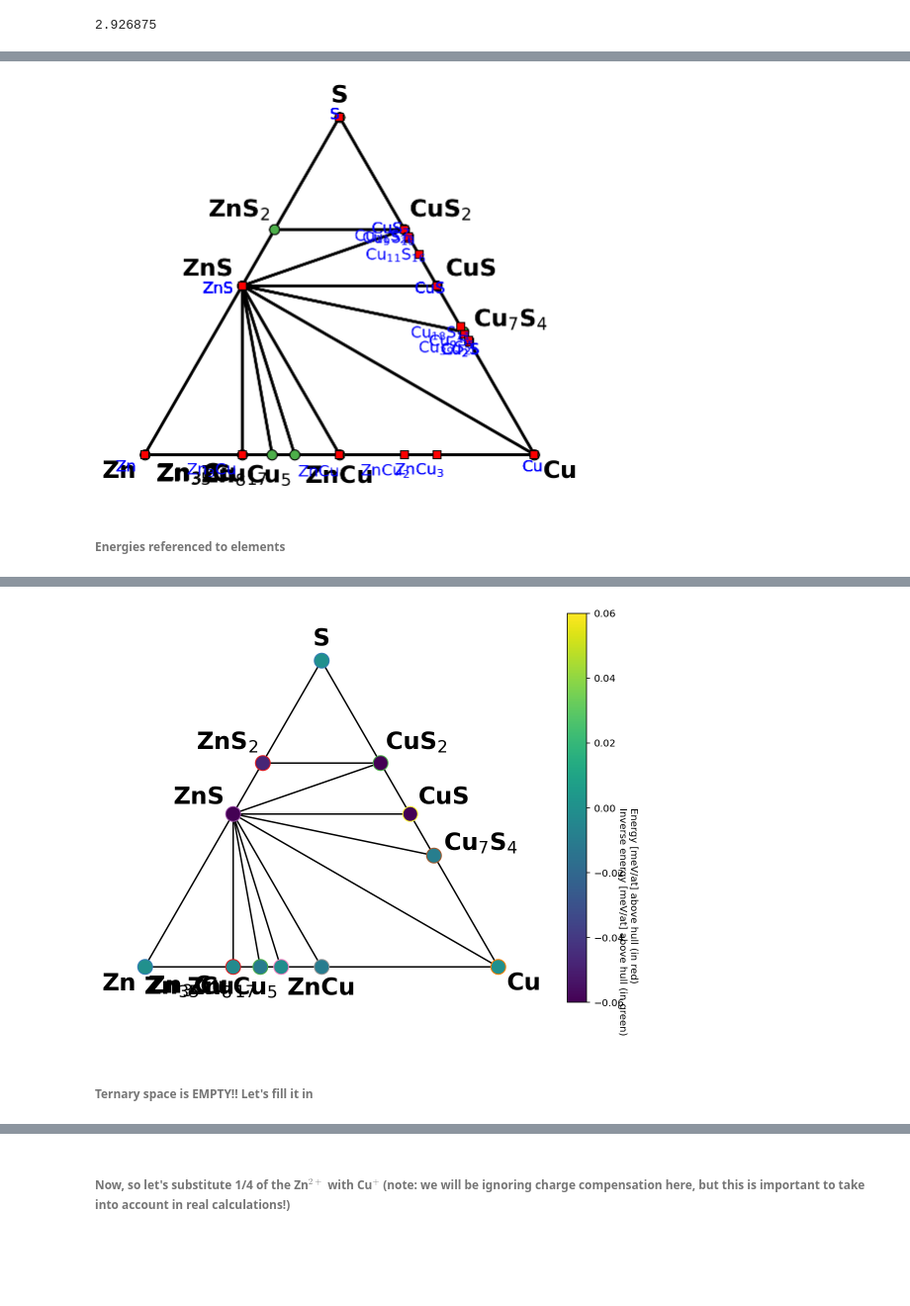
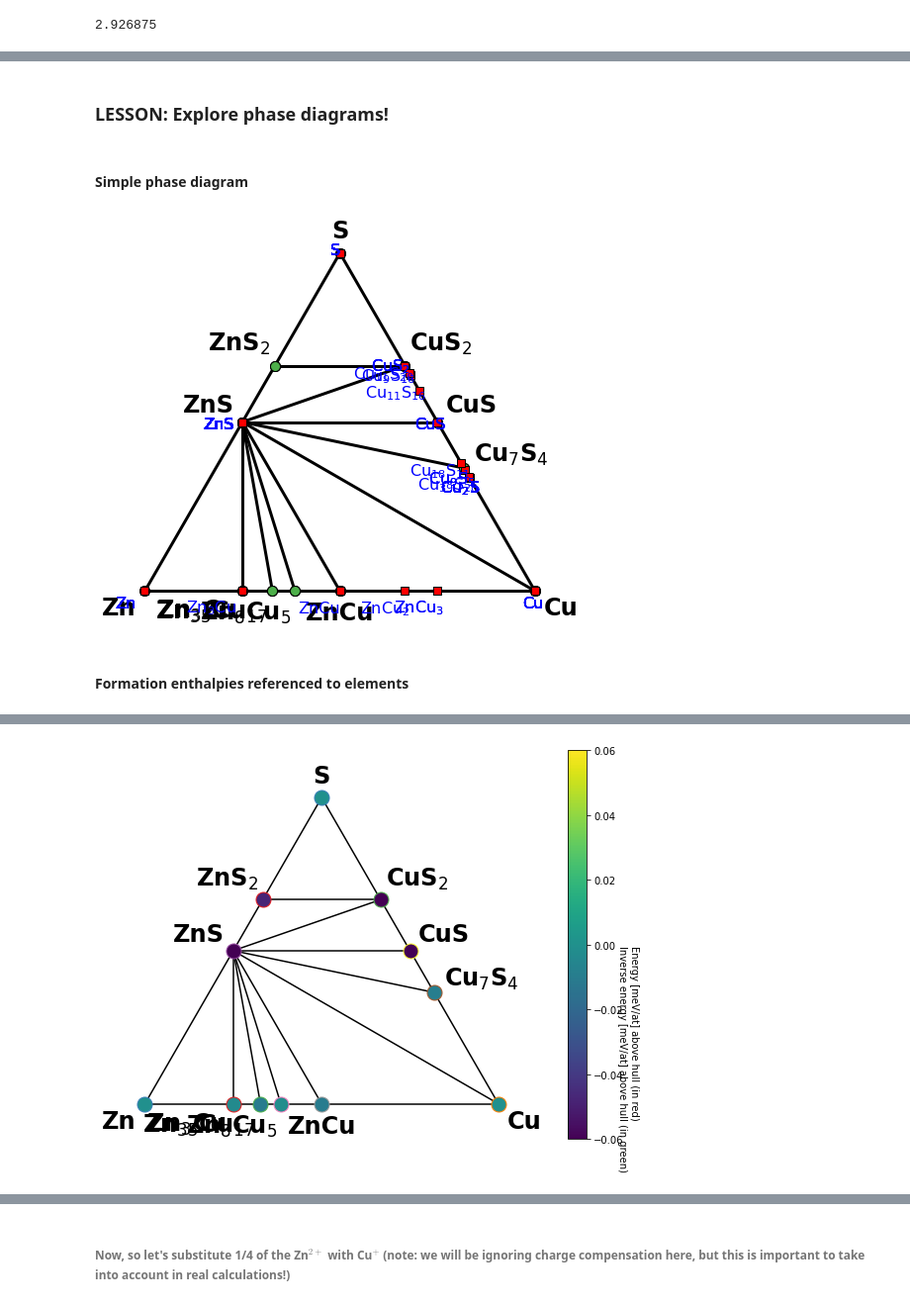
Before and after one commit to materialsproject/workshop, a Jupyter notebook: workshop/new-systems/new-systems.ipynb, the cells around one changed output, grey strips where cells are left out. Shown at 99% size. Drawn from its saved outputs; the diff is of its cells as text; code cells hidden in the pictures; blank space fills up the shorter version.

```diff
--- a/workshop/new-systems/new-systems.ipynb
+++ b/workshop/new-systems/new-systems.ipynb
@@ -289 +248,3 @@ CuS_meff_p
+# %% [markdown]
+### LESSON: Explore phase diagrams!
 # %%
@@ -291,16 +252,19 @@ from pymatgen.analysis.phase_diagram import PhaseDiagram, PDPlotter, CompoundPha
 # %%
 entries = mpr.get_entries_in_chemsys(['Cu', 'Zn', 'S'])
 # %%
-pd = PhaseDiagram(entries)
+phase_diagram = PhaseDiagram(entries)
+# %% [markdown]
+#### Simple phase diagram
 # %%
-plotter = PDPlotter(pd, show_unstable=True)
+plotter = PDPlotter(phase_diagram, show_unstable=True)
 plotter.show()
 # %% [output]
-[figure, old version]
+[figure, new version]
 # %% [markdown]
-######
-###### Energies referenced to elements
+####
+#### Formation enthalpies referenced to elements
 # %%
-plotter = PDPlotter(pd, show_unstable=False)
-plotter.get_plot(pd, label_unstable=False, energy_colormap='viridis')
+plotter = PDPlotter(phase_diagram, show_unstable=False)
+x = plotter.get_plot(phase_diagram, label_unstable=False, energy_colormap='viridis')
+x.show()
 # %% [output]
@@ -308,4 +271 @@ plotter.get_plot(pd, label_unstable=False, energy_colormap='viridis')
-[figure, old version]
+[figure, new version]
-# %% [markdown]
-######
-###### Ternary space is EMPTY!! Let's fill it in
```
Also changed, not shown: parts of 114 cells of this notebook.
